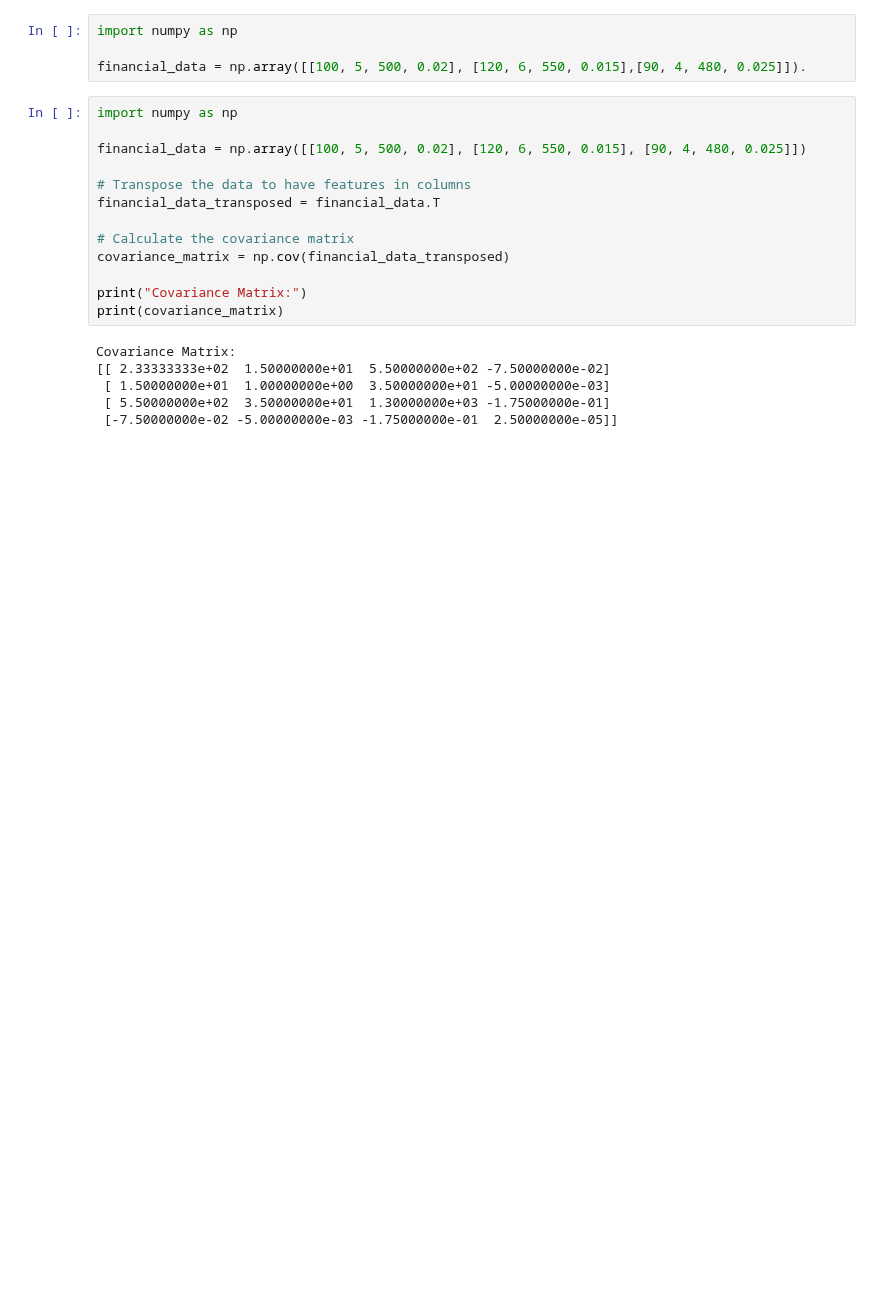
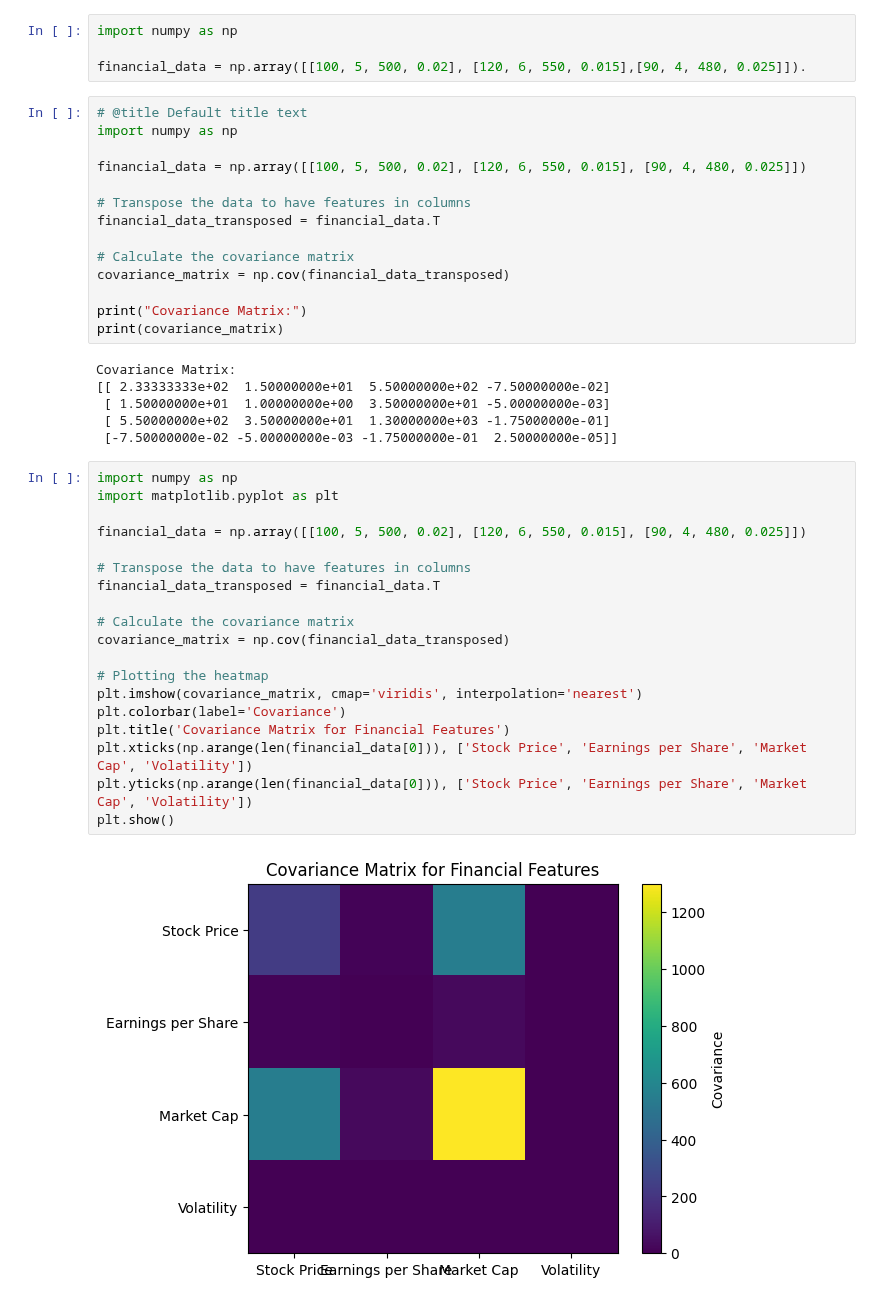
Before and after one commit to mngugi/Code_3_Camp, a Jupyter notebook: FinData.ipynb, the cells around one changed output. Drawn from its saved outputs; the diff is of its cells as text; blank space fills up the shorter version.

```diff
--- a/FinData.ipynb
+++ b/FinData.ipynb
@@ -5,6 +5,7 @@ import numpy as np
 
 financial_data = np.array([[100, 5, 500, 0.02], [120, 6, 550, 0.015],[90, 4, 480, 0.025]]).
 # %%
+# @title Default title text
 import numpy as np
 
 financial_data = np.array([[100, 5, 500, 0.02], [120, 6, 550, 0.015], [90, 4, 480, 0.025]])
@@ -23,3 +24,24 @@ Covariance Matrix:
  [ 1.50000000e+01  1.00000000e+00  3.50000000e+01 -5.00000000e-03]
  [ 5.50000000e+02  3.50000000e+01  1.30000000e+03 -1.75000000e-01]
  [-7.50000000e-02 -5.00000000e-03 -1.75000000e-01  2.50000000e-05]]
+# %%
+import numpy as np
+import matplotlib.pyplot as plt
+
+financial_data = np.array([[100, 5, 500, 0.02], [120, 6, 550, 0.015], [90, 4, 480, 0.025]])
+
+# Transpose the data to have features in columns
+financial_data_transposed = financial_data.T
+
+# Calculate the covariance matrix
+covariance_matrix = np.cov(financial_data_transposed)
+
+# Plotting the heatmap
+plt.imshow(covariance_matrix, cmap='viridis', interpolation='nearest')
+plt.colorbar(label='Covariance')
+plt.title('Covariance Matrix for Financial Features')
+plt.xticks(np.arange(len(financial_data[0])), ['Stock Price', 'Earnings per Share', 'Market Cap', 'Volatility'])
+plt.yticks(np.arange(len(financial_data[0])), ['Stock Price', 'Earnings per Share', 'Market Cap', 'Volatility'])
+plt.show()
+# %% [output]
+[figure, added]
```
Also changed, not shown: parts of 1 cell of this notebook.
